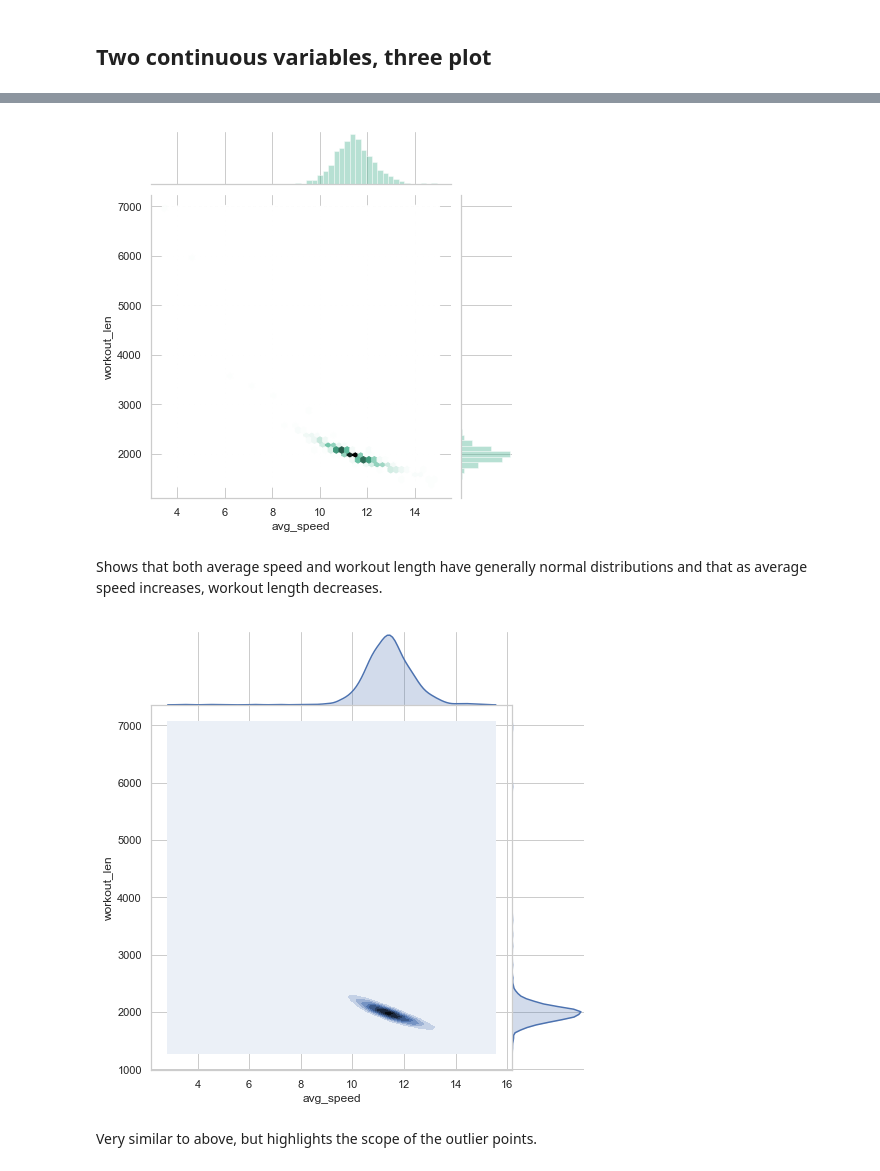
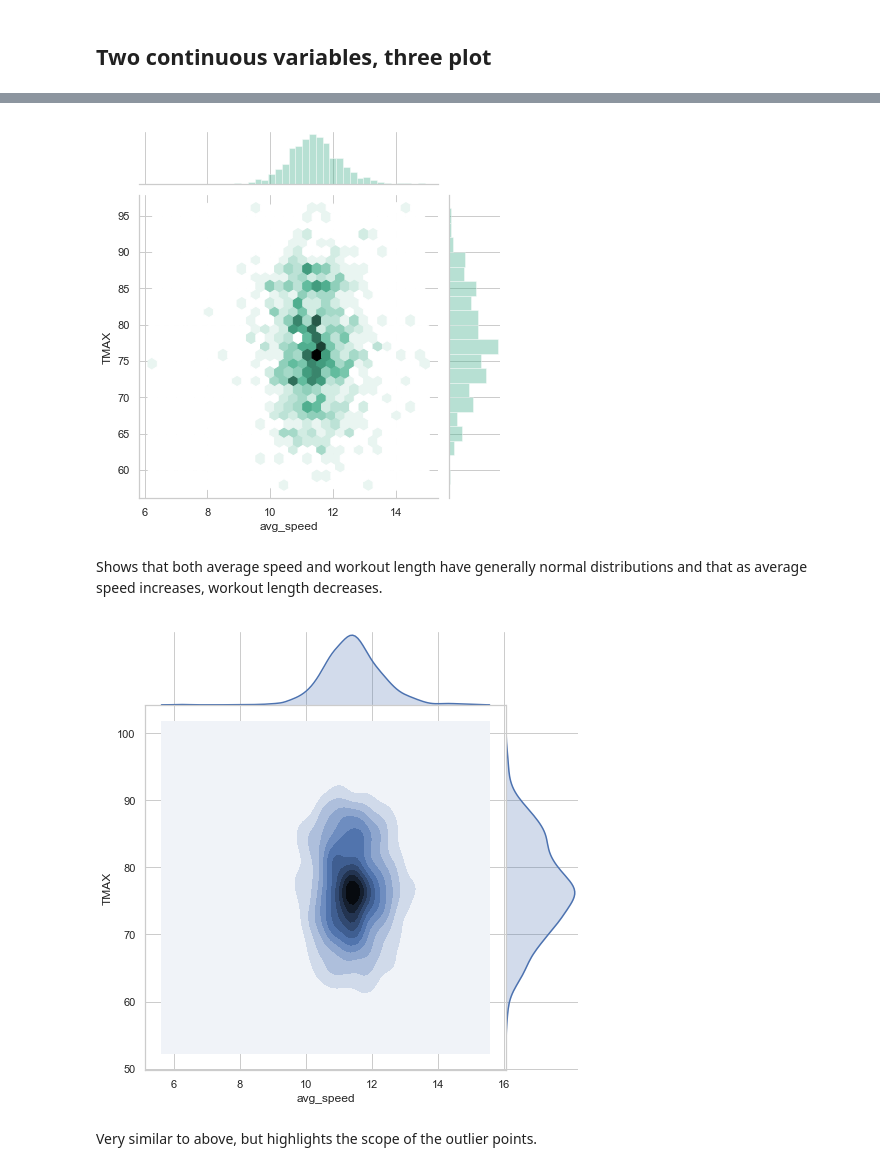
Before and after one commit to jordanplanders/Thinkful, a Jupyter notebook: Bootcamp/Unit 1/bike_data/Kevin_bike_datavis.ipynb, the cells around one changed output, grey strips where cells are left out. Saved outputs shown, nothing was run; the diff lists cells and outputs as text; code cells hidden in the pictures.

```diff
--- a/Bootcamp/Unit 1/bike_data/Kevin_bike_datavis.ipynb
+++ b/Bootcamp/Unit 1/bike_data/Kevin_bike_datavis.ipynb
@@ -155,13 +155,13 @@ sns.lmplot(x = 'avg_speed', y = 'TMAX', data = work2way_df)
 # %%
-ax = sns.jointplot(work2way_df.avg_speed, work2way_df.workout_len, kind="hex", color="#4CB391")
+ax = sns.jointplot(work2way_df.avg_speed, work2way_df.TMAX, kind="hex", color="#4CB391")
 # %% [output]
-[figure, old version]
+[figure, new version]
 # %% [markdown]
 Shows that both average speed and workout length have generally normal distributions and that as average speed increases, workout length decreases.
 # %%
-g = sns.jointplot(work2way_df.avg_speed, work2way_df.workout_len, kind="kde", height=7, space=0)
+g = sns.jointplot(work2way_df.avg_speed, work2way_df.TMAX, kind="kde", height=7, space=0)
 # %% [output]
-[figure, old version]
+[figure, new version]
 # %% [markdown]
 Very similar to above, but highlights the scope of the outlier points.
 # %% [markdown]
```
Also changed, not shown: parts of 3 cells of this notebook.
